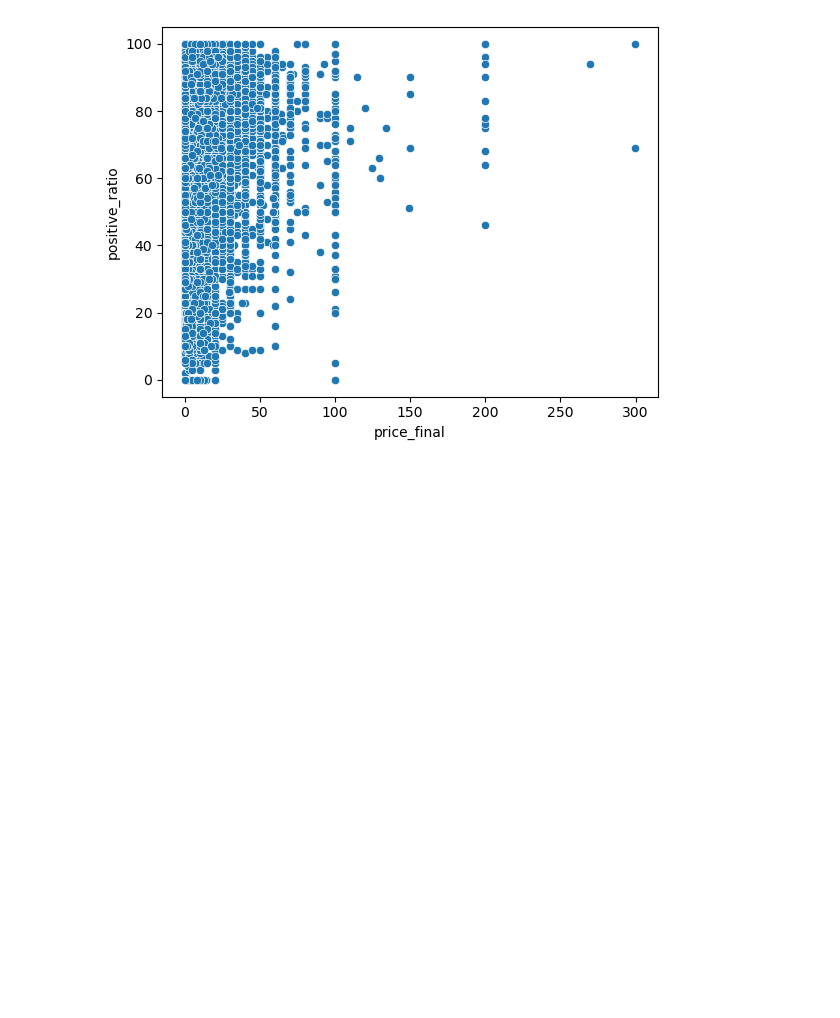
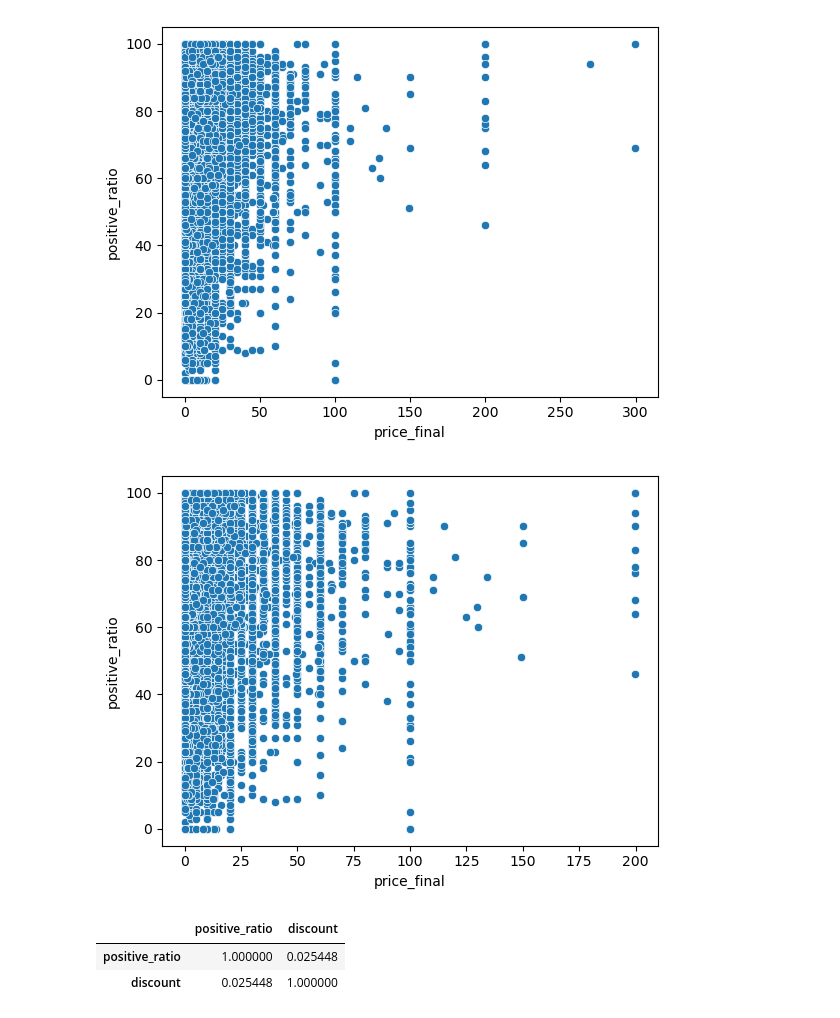
Before and after one commit to Google-Stein/CCIC-Artificial-Intelligence, a Jupyter notebook: Semester 1/Steam/Exit Ticket.ipynb, the cells around one changed output. Drawn from its saved outputs; the diff is of its cells as text; code cells hidden in the pictures; blank space fills up the shorter version.

```diff
--- a/Semester 1/Steam/Exit Ticket.ipynb
+++ b/Semester 1/Steam/Exit Ticket.ipynb
@@ -15,3 +38,35 @@ sns.scatterplot(data=data, x='price_final', y='positive_ratio' )
 # %% [output]
 <AxesSubplot:xlabel='price_final', ylabel='positive_ratio'>
 [figure]
+# %%
+def drawScatter(data, x, y, num_outliers):
+    idx = []
+    for i in range(num_outliers):
+        idx = data[x].idxmax()
+        data.drop([idx], inplace=True)
+
+    sns.scatterplot(data=data, x=x, y=y)
+
+drawScatter(data, 'price_final', 'positive_ratio', 5)
+# %% [output]
+[figure, added]
+# %%
+def calc_corr(data, x, y, num_outliers):
+
+    if num_outliers  > 0:
+        for count in range(num_outliers):
+            idx = data[data[x] == data[x].max()].index
+            for i in idx:
+                data.drop([i], inplace=True)
+            idx = data[data[y] == data[y].max()].index
+            for i in idx:
+                data.drop([i], inplace=True)
+
+    sub_data = data[[x, y]]
+    return sub_data.corr(method="pearson")
+
+calc_corr(data, 'positive_ratio', 'discount', 10)
+# %% [output]
+|  | positive_ratio | discount |
+| positive_ratio | 1.000000 | 0.025448 |
+| discount | 0.025448 | 1.000000 |
```
Also changed, not shown: parts of 1 cell of this notebook, 3 other files.
